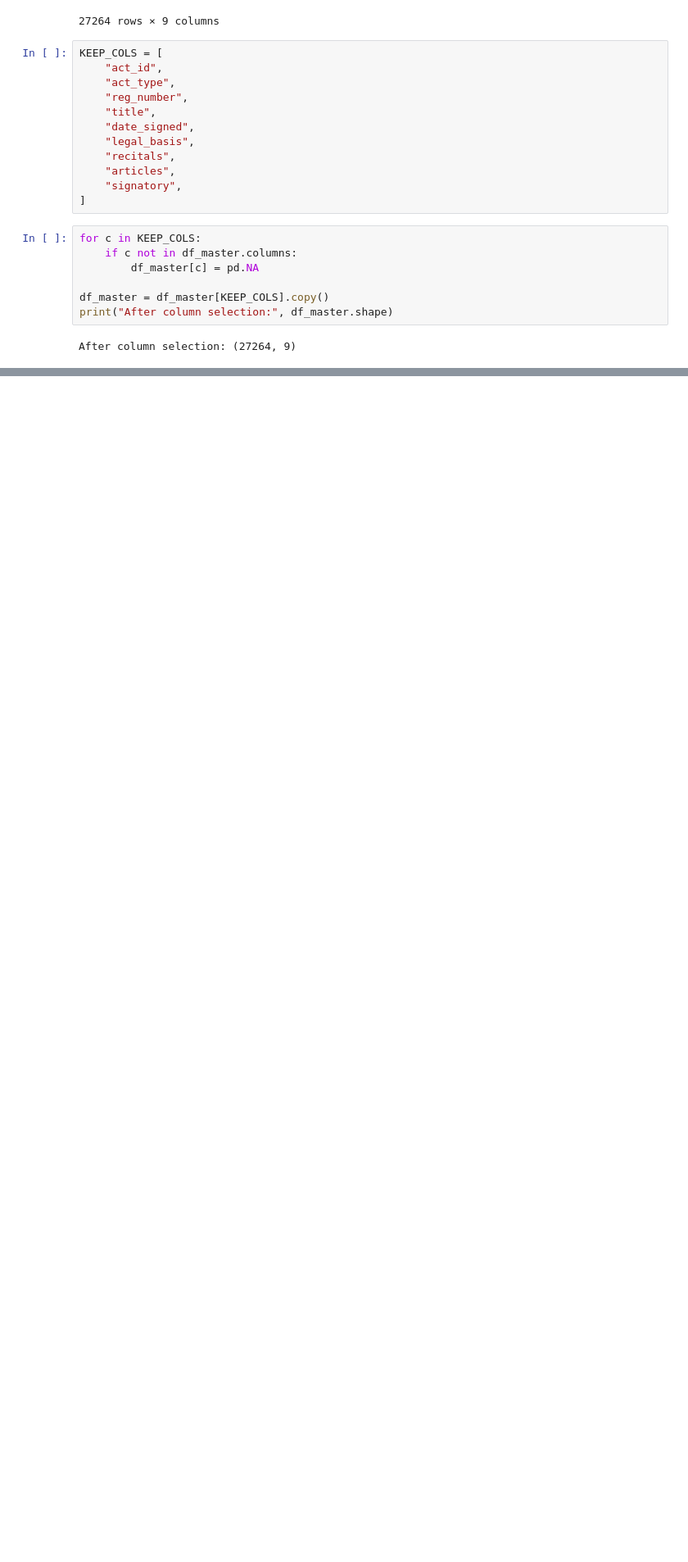
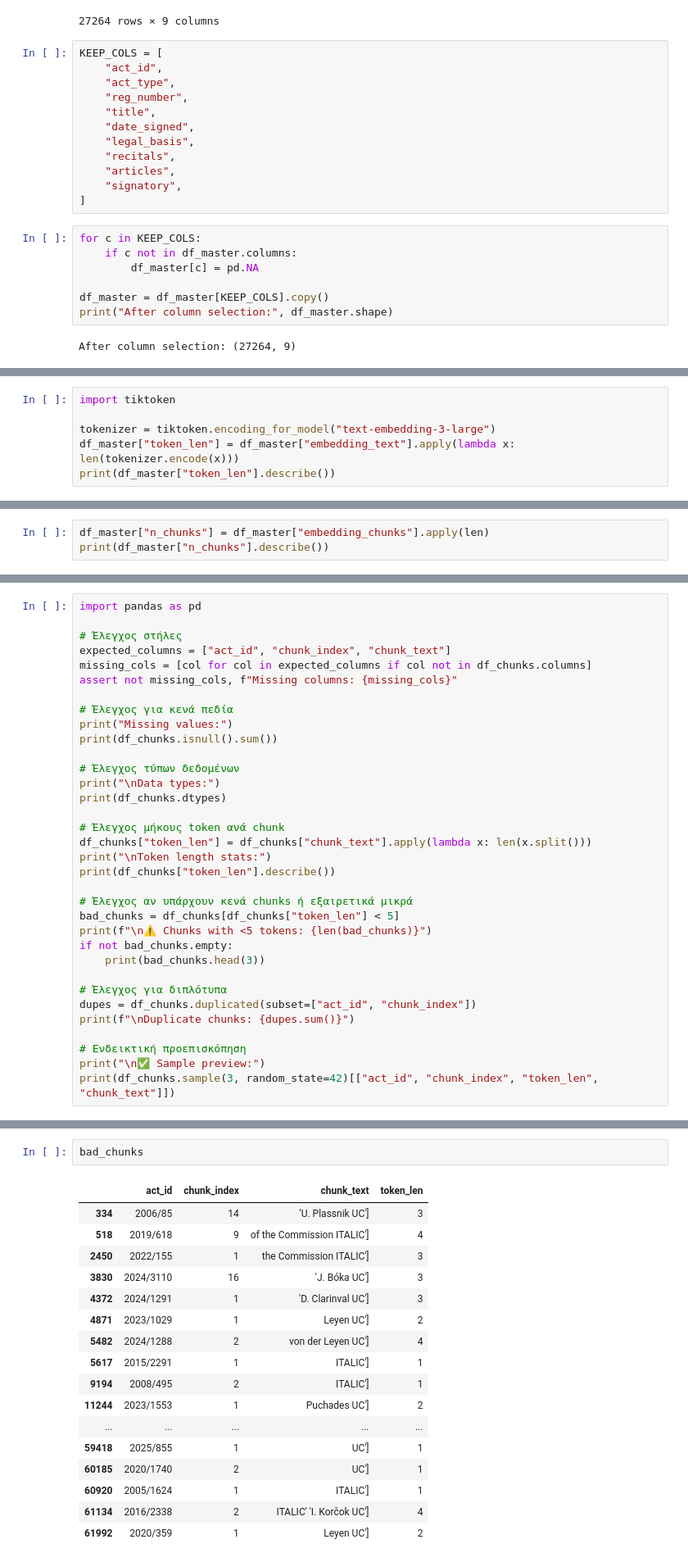
Before and after one commit to Cody9494/LEGALSKEPSIS-DATA, a Jupyter notebook: LAWSKPEPSIS_STEP3.ipynb, the cells around one changed output, grey strips where cells are left out. Shown at 82% size. Cells and saved outputs as stored; diff of their text form; blank space fills up the shorter version.

```diff
--- a/LAWSKPEPSIS_STEP3.ipynb
+++ b/LAWSKPEPSIS_STEP3.ipynb
@@ -789,0 +237,6 @@ results = df.iloc[I[0]][["internalId", "name", "description", "legislationPassed
+# %%
+import tiktoken
+
+tokenizer = tiktoken.encoding_for_model("text-embedding-3-large")
+df_master["token_len"] = df_master["embedding_text"].apply(lambda x: len(tokenizer.encode(x)))
+print(df_master["token_len"].describe())
@@ -789,0 +297,3 @@ results = df.iloc[I[0]][["internalId", "name", "description", "legislationPassed
+# %%
+df_master["n_chunks"] = df_master["embedding_chunks"].apply(len)
+print(df_master["n_chunks"].describe())
@@ -789,0 +324,34 @@ results = df.iloc[I[0]][["internalId", "name", "description", "legislationPassed
+# %%
+import pandas as pd
+
+# Έλεγχος στήλες
+expected_columns = ["act_id", "chunk_index", "chunk_text"]
+missing_cols = [col for col in expected_columns if col not in df_chunks.columns]
+assert not missing_cols, f"Missing columns: {missing_cols}"
+
+# Έλεγχος για κενά πεδία
+print("Missing values:")
+print(df_chunks.isnull().sum())
+
+# Έλεγχος τύπων δεδομένων
+print("\nData types:")
+print(df_chunks.dtypes)
+
+# Έλεγχος μήκους token ανά chunk
+df_chunks["token_len"] = df_chunks["chunk_text"].apply(lambda x: len(x.split()))
+print("\nToken length stats:")
+print(df_chunks["token_len"].describe())
+
+# Έλεγχος αν υπάρχουν κενά chunks ή εξαιρετικά μικρά
+bad_chunks = df_chunks[df_chunks["token_len"] < 5]
+print(f"\n⚠️ Chunks with <5 tokens: {len(bad_chunks)}")
+if not bad_chunks.empty:
+    print(bad_chunks.head(3))
+
+# Έλεγχος για διπλότυπα
+dupes = df_chunks.duplicated(subset=["act_id", "chunk_index"])
+print(f"\nDuplicate chunks: {dupes.sum()}")
+
+# Ενδεικτική προεπισκόπηση
+print("\n✅ Sample preview:")
+print(df_chunks.sample(3, random_state=42)[["act_id", "chunk_index", "token_len", "chunk_text"]])
@@ -789,0 +376,20 @@ results = df.iloc[I[0]][["internalId", "name", "description", "legislationPassed
+# %%
+bad_chunks
+# %% [output]
+|  | act_id | chunk_index | chunk_text | token_len |
+| 334 | 2006/85 | 14 | 'U. Plassnik UC'] | 3 |
+| 518 | 2019/618 | 9 | of the Commission ITALIC'] | 4 |
+| 2450 | 2022/155 | 1 | the Commission ITALIC'] | 3 |
+| 3830 | 2024/3110 | 16 | 'J. Bóka UC'] | 3 |
+| 4372 | 2024/1291 | 1 | 'D. Clarinval UC'] | 3 |
+| 4871 | 2023/1029 | 1 | Leyen UC'] | 2 |
+| 5482 | 2024/1288 | 2 | von der Leyen UC'] | 4 |
+| 5617 | 2015/2291 | 1 | ITALIC'] | 1 |
+| 9194 | 2008/495 | 2 | ITALIC'] | 1 |
+| 11244 | 2023/1553 | 1 | Puchades UC'] | 2 |
+| ... | ... | ... | ... | ... |
+| 59418 | 2025/855 | 1 | UC'] | 1 |
+| 60185 | 2020/1740 | 2 | UC'] | 1 |
+| 60920 | 2005/1624 | 1 | ITALIC'] | 1 |
+| 61134 | 2016/2338 | 2 | ITALIC' 'I. Korčok UC'] | 4 |
+| 61992 | 2020/359 | 1 | Leyen UC'] | 2 |
```
Also changed, not shown: parts of 57 cells of this notebook.
